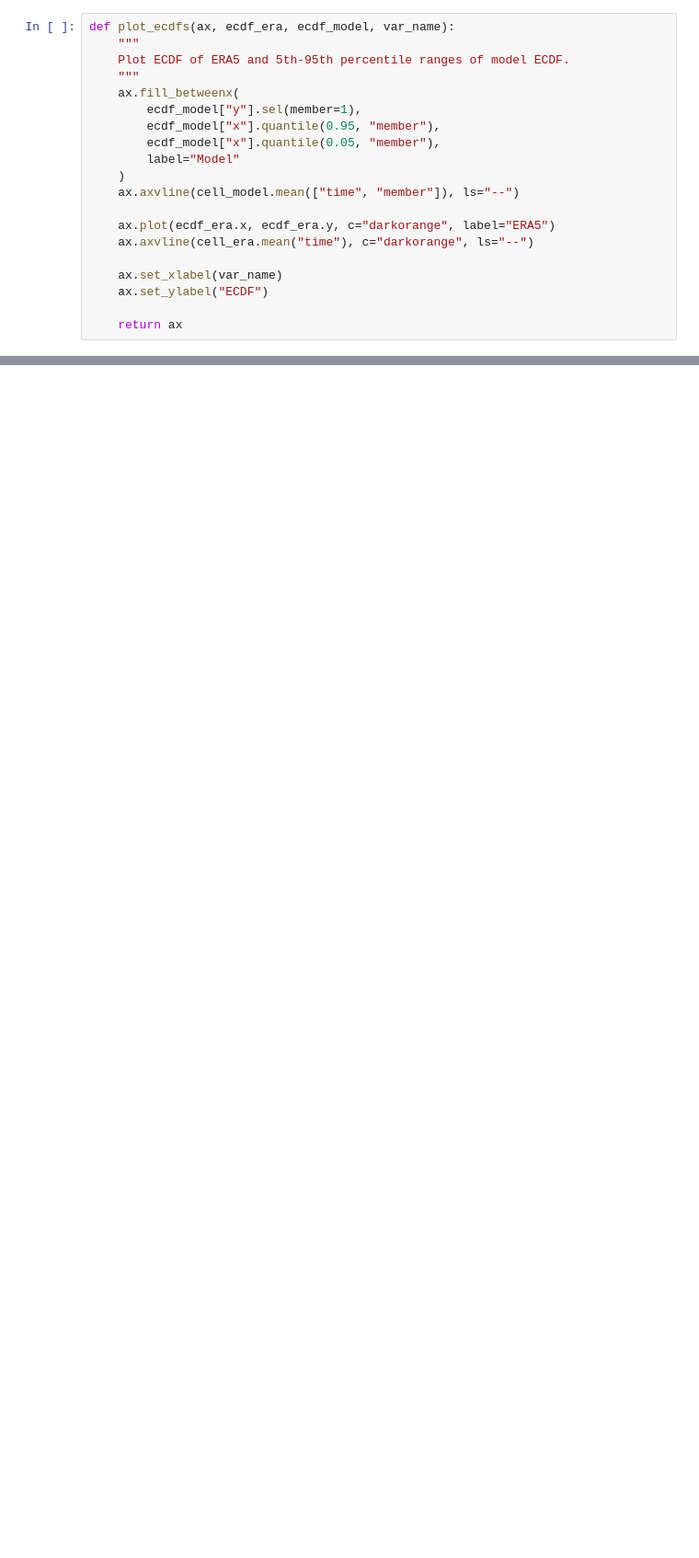
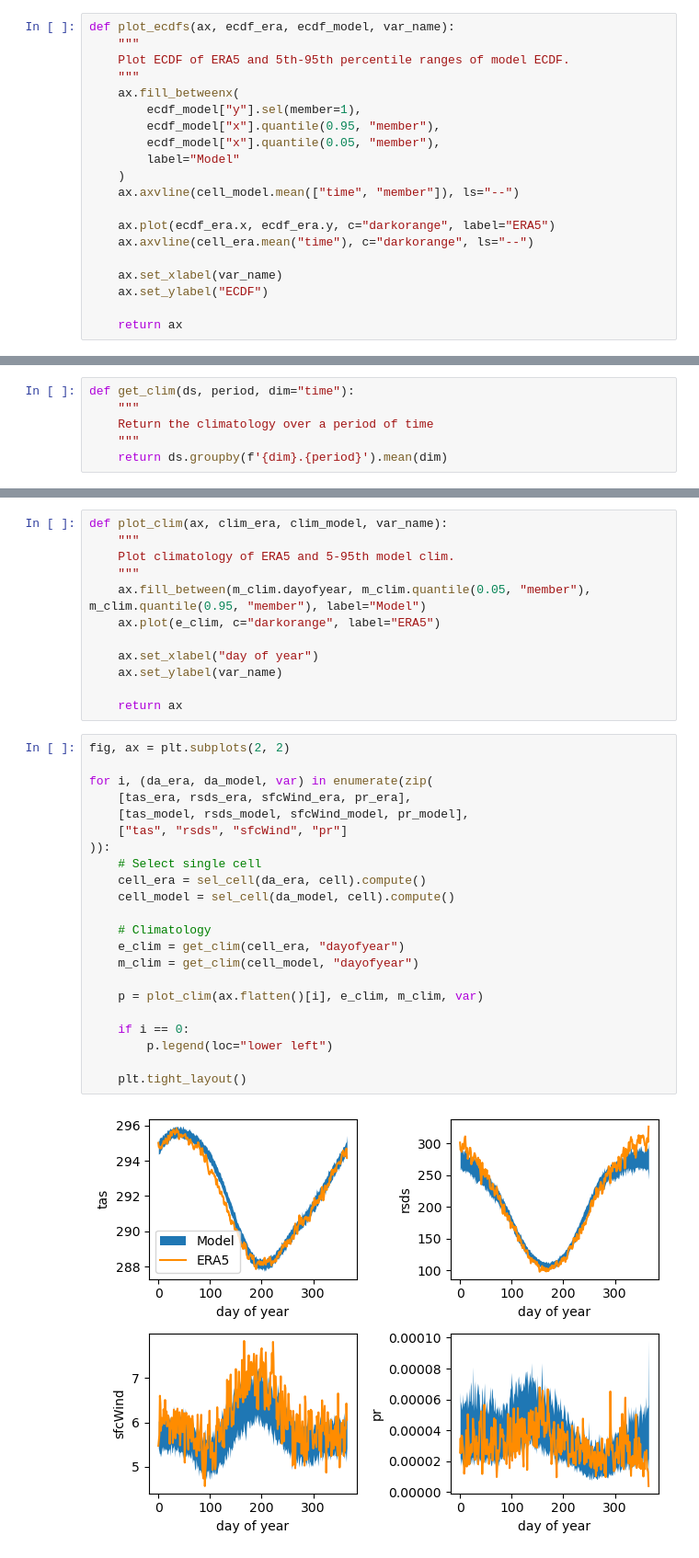
Before and after one commit to dougrichardson/LE_bias_correct, a Jupyter notebook: mean_bias.ipynb, the cells around one changed output, grey strips where cells are left out. Shown: that part at 92% size. Drawn from its saved outputs; the diff is of its cells as text; blank space fills up the shorter version.

Commit message:
Mean bias correct

```diff
--- a/mean_bias.ipynb
+++ b/mean_bias.ipynb
@@ -196,0 +185,6 @@ ax.fill_between(m.time, m.quantile(0.05, "member"), m.quantile(0.95, "member"),
+# %%
+def get_clim(ds, period, dim="time"):
+    """
+    Return the climatology over a period of time
+    """
+    return ds.groupby(f'{dim}.{period}').mean(dim)
@@ -196,0 +221,36 @@ ax.fill_between(m.time, m.quantile(0.05, "member"), m.quantile(0.95, "member"),
+# %%
+def plot_clim(ax, clim_era, clim_model, var_name):
+    """
+    Plot climatology of ERA5 and 5-95th model clim.
+    """
+    ax.fill_between(m_clim.dayofyear, m_clim.quantile(0.05, "member"), m_clim.quantile(0.95, "member"), label="Model")
+    ax.plot(e_clim, c="darkorange", label="ERA5")
+
+    ax.set_xlabel("day of year")
+    ax.set_ylabel(var_name)
+
+    return ax
+# %%
+fig, ax = plt.subplots(2, 2)
+
+for i, (da_era, da_model, var) in enumerate(zip(
+    [tas_era, rsds_era, sfcWind_era, pr_era],
+    [tas_model, rsds_model, sfcWind_model, pr_model],
+    ["tas", "rsds", "sfcWind", "pr"]
+)):
+    # Select single cell
+    cell_era = sel_cell(da_era, cell).compute()
+    cell_model = sel_cell(da_model, cell).compute()
+
+    # Climatology
+    e_clim = get_clim(cell_era, "dayofyear")
+    m_clim = get_clim(cell_model, "dayofyear")
+
+    p = plot_clim(ax.flatten()[i], e_clim, m_clim, var)
+
+    if i == 0:
+        p.legend(loc="lower left")
+
+    plt.tight_layout()
+# %% [output]
+[figure, added]
```
Also changed, not shown: parts of 12 cells of this notebook.
